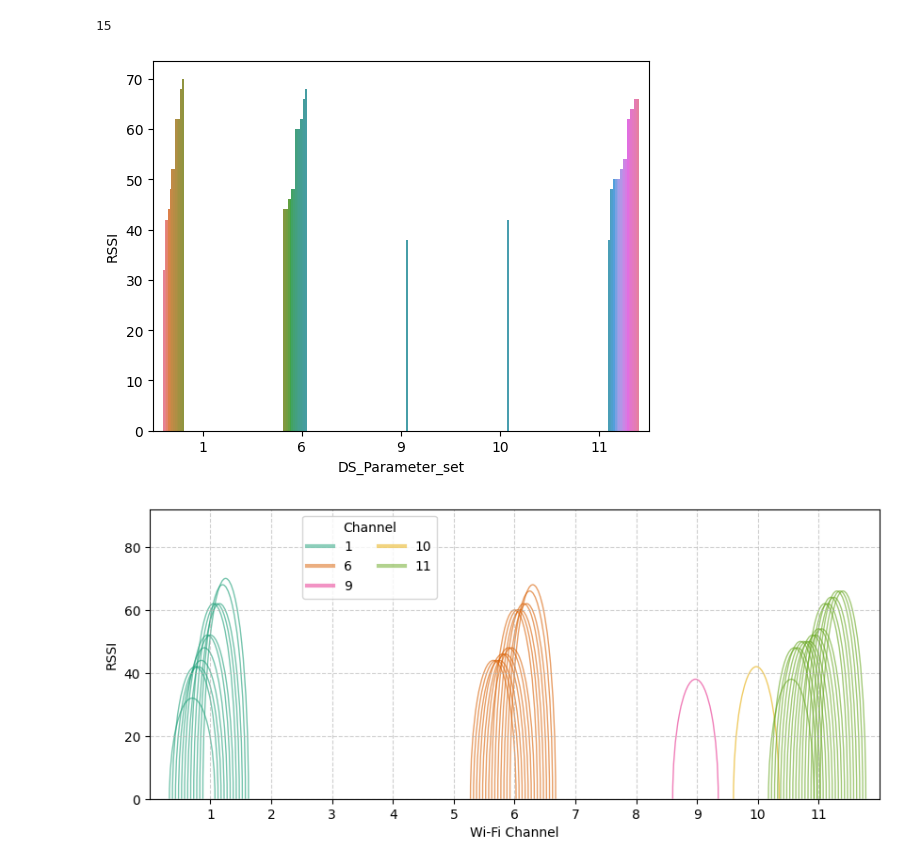
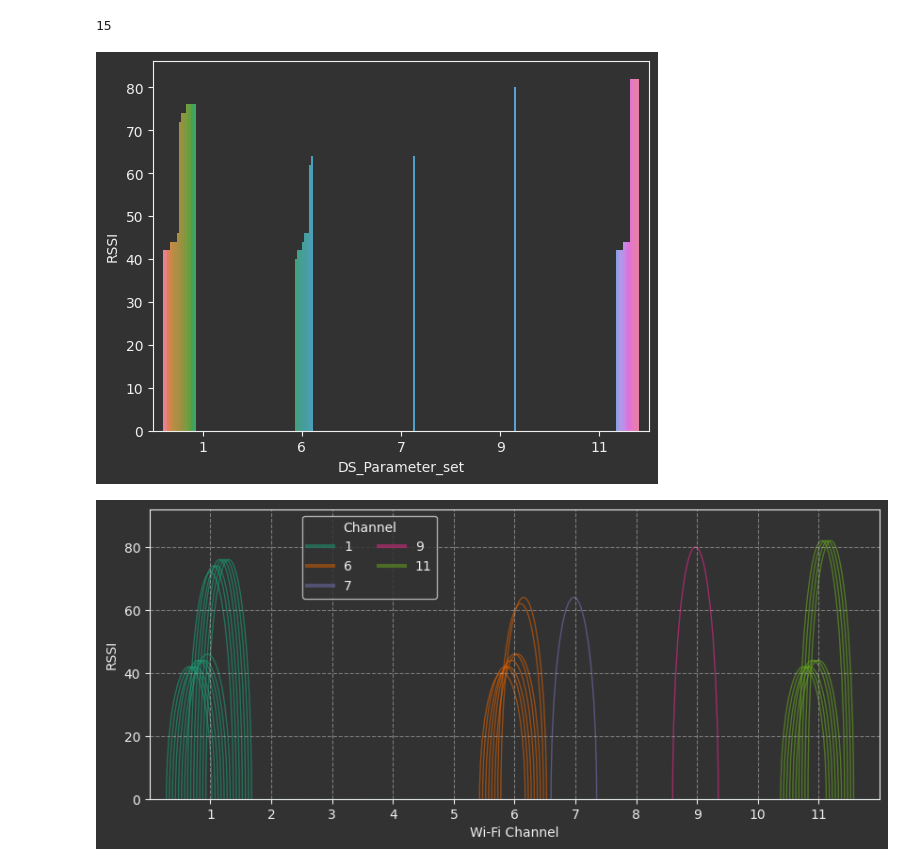
Before and after one commit to FelixDobler/BachelorThesis-WiFi-Sensing-Segmentation, a Jupyter notebook: analysis/outside_recording/wlan_network_ambient.ipynb, the cells around one changed output. Saved outputs shown, nothing was run; the diff lists cells and outputs as text; code cells hidden in the pictures.

Commit message:
add plot dark mode for kolloquium

```diff
--- a/analysis/outside_recording/wlan_network_ambient.ipynb
+++ b/analysis/outside_recording/wlan_network_ambient.ipynb
@@ -5,3 +1,14 @@ import re
+# %%
+import pandas as pd
+import seaborn as sns
+import re
+import matplotlib.pyplot as plt
+import numpy as np
+from matplotlib.patches import Arc
+from collections import defaultdict
+import os.path
+
+plt.style.use('./dark.mplstyle')
 # %%
 
 # Define the file path
@@ -10,8 +17,8 @@ scan_outside_2 = 'analysis/outside_recording/BaProj2_outside_scan_dump'
 scan_inside_1 = 'analysis/outside_recording/BaProj1_inside_scan_dump'
 scan_inside_2 = 'analysis/outside_recording/BaProj2_inside_scan_dump'
 
-file = scan_outside_2
-# file = scan_inside_2
+# file = scan_outside_2
+file = scan_inside_2
 # %%
 def read_scan_dump(file_path):
     # Define regex patterns to extract the required information
@@ -101,18 +106,9 @@ len(ssid_unique)
 # %%
 df.sort_values(by='RSSI', ascending=True, inplace=True)
 plot = sns.barplot(data=df, x='DS_Parameter_set', y='RSSI', hue='mac_address', legend=False)
-# plot.set_xlim(0, 14)
-# plt.gca().invert_yaxis()
-# plt.show()
 # %% [output]
-[figure, old version]
+[figure, new version]
 # %%
-import matplotlib.pyplot as plt
-import numpy as np
-from matplotlib.patches import Ellipse, Arc
-from collections import defaultdict
-import os.path
-
 df.sort_values(by=['DS_Parameter_set', 'RSSI'], inplace=True, ascending=True)
 
 channels = df['DS_Parameter_set']  # Example Wi-Fi channels
@@ -146,41 +142,41 @@ def add_half_ellipse(ax, x, y, width, height, color):
 
 # Plot setup
 fig, ax = plt.subplots(figsize=(10, 4))
-ax.axhline(0, color='black', linewidth=0.8)  # x-axis baseline
+ax.axhline(0, linewidth=0.8)  # x-axis baseline
 
 # Add half-ellipses to the plot
 for i, (channel, strength) in enumerate(zip(channel_dithered, signal_strengths)):
     # ssid = df['SSID'].iloc[i]
     # color = palette[np.where(ssid_unique == ssid)[0][0]]
     # add_half_ellipse(ax, channel, 0, width=0.8, height=strength, color=colors[ssid])
     add_half_ellipse(ax, channel, 0, width=0.75, height=strength, color=color_dict[df['DS_Parameter_set'].iloc[i]])
 
 # Customize plot
 ax.set_xlim(0, max(channels) + 1)
 ax.set_ylim(0, max(complete['RSSI']) + 10)
 ax.set_xlabel("Wi-Fi Channel")
 ax.set_ylabel("RSSI")
 # ax.set_title("Wi-Fi Network Signal Strength")
 ax.grid(True, linestyle='--', alpha=0.6)
 
 plt.xticks(ticks=np.arange(1, 12, 1), labels=np.arange(1, 12, 1))  # ticks and labels are the same here
 # Create the legend using the color dictionary
 # handles = [plt.Line2D([0], [0], marker='o', color='w', markerfacecolor=color, markersize=10)
 #            for color in colors.values()]
 
 # # Add the legend with the labels from the dictionary
 # ax.legend(handles=handles, labels=colors.keys(), title="Networks")
 
 # create a legend
 legend_lines = [plt.Line2D([0], [0], color=color_dict[channel], alpha=0.5, lw=3, label=channel) for channel in channels.unique()]
 legend = ax.legend(title='Channel', loc='upper left', handles=legend_lines, ncol=2, bbox_to_anchor=(0.2, 1))
-# set legend position
-
 
 
 # Adjust plot aspect ratio for better visualization
 # ax.set_aspect('auto')
-plt.savefig(f'plots/wifi_strength_{os.path.basename(file)}.svg', bbox_inches='tight', dpi=600)
+plt.savefig(f'plots/wifi_strength_{os.path.basename(file)}.svg', bbox_inches='tight', dpi=600, transparent=True)
+plt.savefig(f'plots/wifi_strength_{os.path.basename(file)}.png', bbox_inches='tight', dpi=600, transparent=True)
+
 plt.show()
 # %% [output]
-[figure, old version]
+[figure, new version]
```
Also changed, not shown: parts of 2 cells of this notebook, 9 other files.
